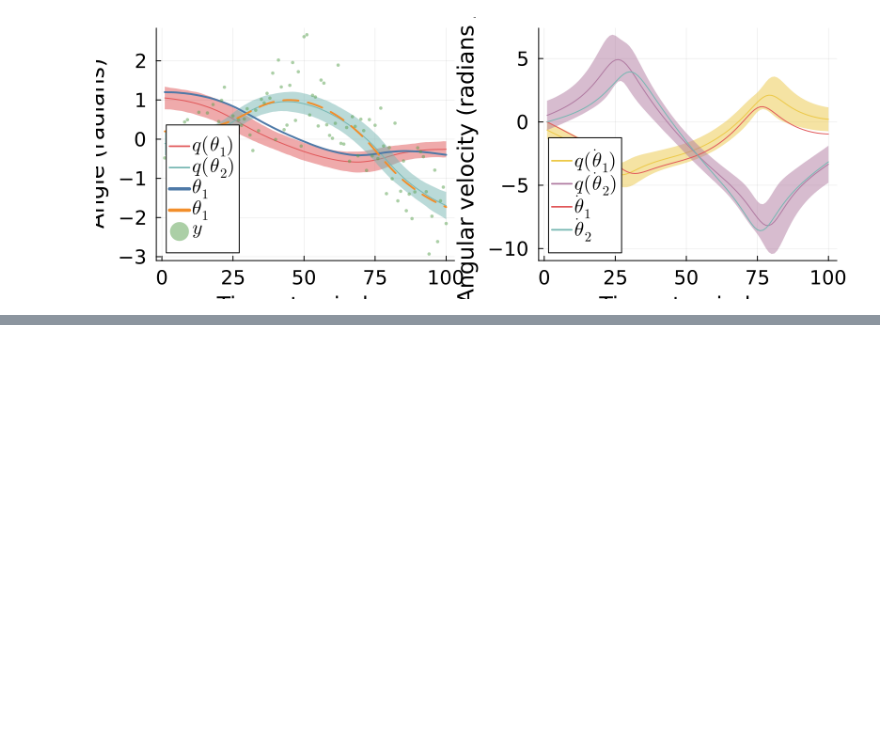
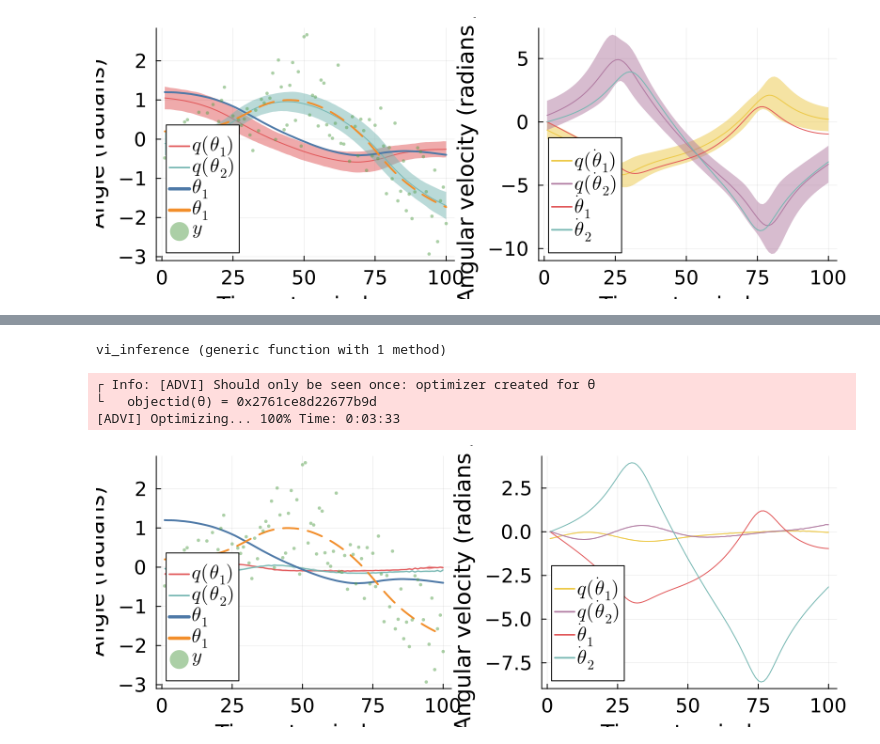
Before and after one commit to bvdmitri/phdthesis, a Jupyter notebook: research/[Turing] LS-NLDS research draft.ipynb, the cells around one changed output, grey strips where cells are left out. Drawn from its saved outputs; the diff is of its cells as text; code cells hidden in the pictures; blank space fills up the shorter version.

```diff
--- a/research/[Turing] LS-NLDS research draft.ipynb
+++ b/research/[Turing] LS-NLDS research draft.ipynb
@@ -101,7 +101,3 @@ plot!(prange, getindex.(states, 4)[prange], color = colors[4], label = L"\dot{\t
 plot(p1, p2, size = (800, 300), layout = @layout([ a b ]))
 # %% [output]
 [figure]
-# %%
-function vi_inference()
-
-end
@@ -107,0 +117,12 @@ end
+# %%
+function vi_inference(tgmodel; alg = Turing.ADVI())
+    return vi(tgmodel, alg)
+end
+# %% [output]
+vi_inference (generic function with 1 method)
+# %%
+results = vi_inference(tgmodel; alg = Turing.ADVI(20, 1000));
+# %% [output]
+┌ Info: [ADVI] Should only be seen once: optimizer created for θ
+└   objectid(θ) = 0x2761ce8d22677b9d
+[ADVI] Optimizing... 100% Time: 0:03:33
@@ -107,0 +131,33 @@ end
+# %%
+z = rand(results, 10_000);
+ms = mean(z; dims = 2)
+cs = cov(z; dims = 2)
+_, sym2range = bijector(tgmodel, Val(true));
+posteriors = []
+for t in 1:T
+    range = sym2range[:s][t]
+    m = ms[range]
+    v = cs[range, range]
+    push!(posteriors, ReactiveMP.MvNormalMeanCovariance(m, v))
+end
+
+em = mean.(posteriors)
+ev = std.(posteriors)
+
+p1 = plot(xlabel = "Time step index", ylabel = "Angle (radians)"; pfontsettings...)
+
+plot!(prange, getindex.(em, 1)[prange], color = colors[3], ribbon = 3getindex.(ev, 1, 1), label = L"q(\theta_1)")
+plot!(prange, getindex.(em, 2)[prange], color = colors[4], ribbon = 3getindex.(ev, 2, 2), label = L"q(\theta_2)")
+plot!(prange, getindex.(states, 1)[prange], label = L"\theta_1", color = colors[1], linewidth = 2,)
+plot!(prange, getindex.(states, 2)[prange], label = L"\theta_1", color = colors[2], linewidth = 2, style = :dash)
+scatter!(prange, getindex.(observations, 1)[prange], ms = 2, msw = 0, alpha = 0.5, color = colors[5], label = L"y")
+
+p2 = plot(size=(800, 300), xlabel = "Time step index", ylabel = "Angular velocity (radians / s)"; pfontsettings...)
+plot!(prange, getindex.(em, 3)[prange], ribbon = 3getindex.(ev, 3, 3), color = colors[6], label = L"q(\dot{\theta}_1)")
+plot!(prange, getindex.(em, 4)[prange], ribbon = 3getindex.(ev, 4, 4), color = colors[7], label = L"q(\dot{\theta}_2)")
+plot!(prange, getindex.(states, 3)[prange], color = colors[3], label = L"\dot{\theta}_1")
+plot!(prange, getindex.(states, 4)[prange], color = colors[4], label = L"\dot{\theta}_2")
+
+plot(p1, p2, size = (800, 300), layout = @layout([ a b ]))
+# %% [output]
+[figure, added]
```
Also changed, not shown: parts of 2 cells of this notebook.
